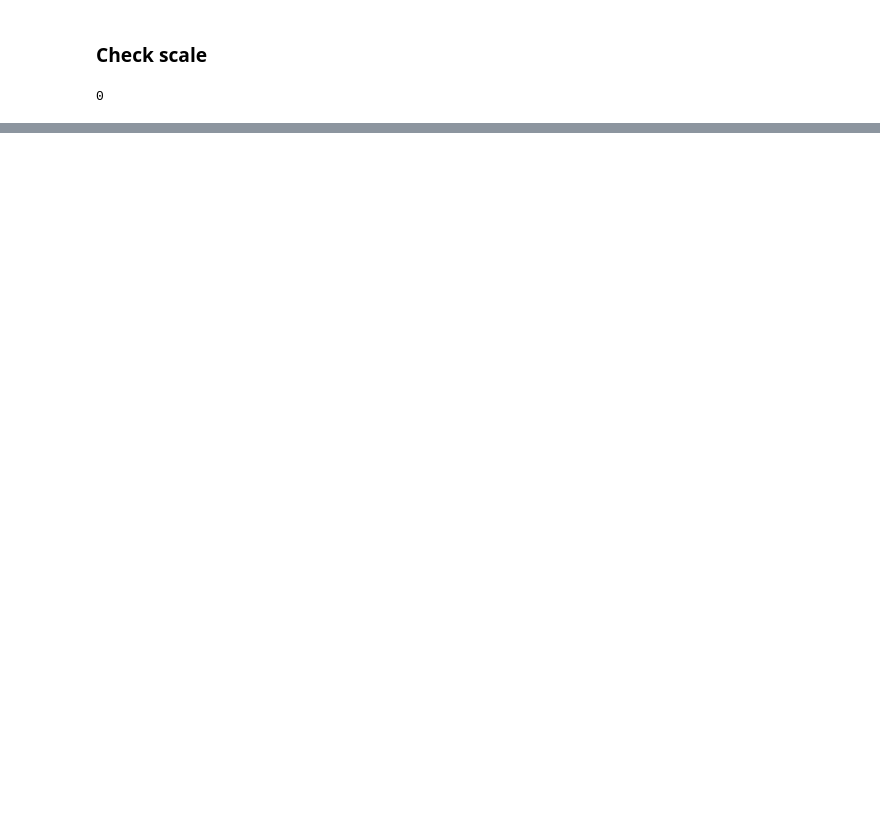
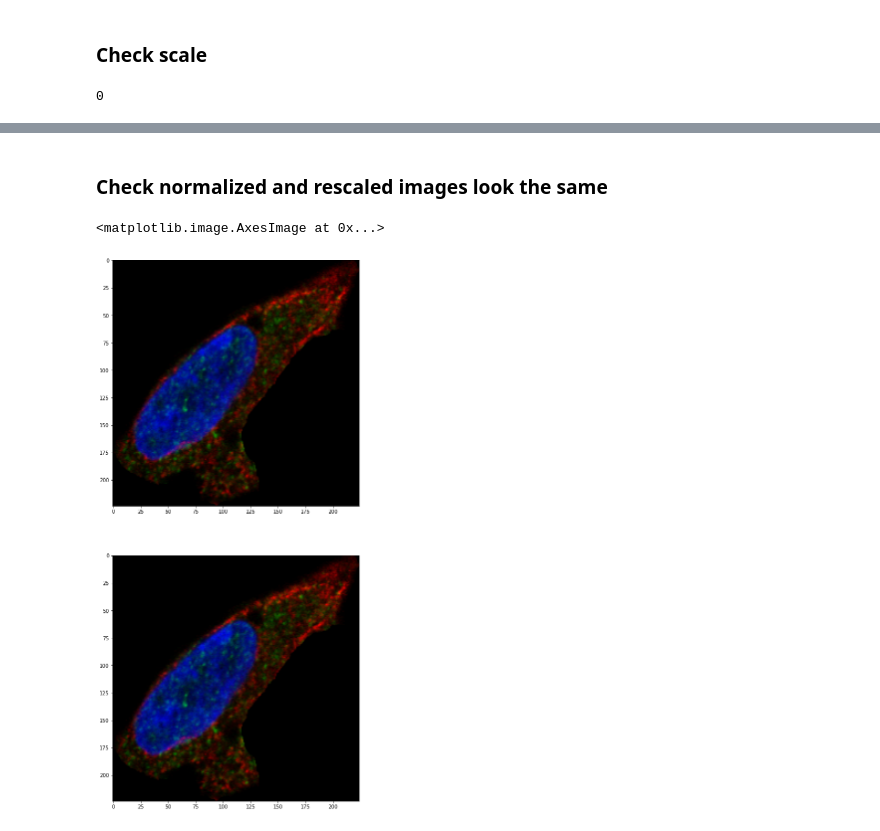
Before and after one commit to trainandgain/HPA-Single-Cell-Classification, a Jupyter notebook: notebooks/channel_normalisation_params.ipynb, the cells around one changed output, grey strips where cells are left out. Cells and saved outputs as stored; diff of their text form; code cells hidden in the pictures; blank space fills up the shorter version.

Commit message:
Double checking normalisation proceedure

```diff
--- a/notebooks/channel_normalisation_params.ipynb
+++ b/notebooks/channel_normalisation_params.ipynb
@@ -184,0 +183,11 @@ print(img.max().item())
+# %% [markdown]
+### Check normalized and rescaled images look the same
+# %%
+new = np.transpose(np.array(img[0, :, : ,:]), (1, 2, 0)).astype('uint8')
+_, ax = plt.subplots(2, figsize=(20, 20))
+ax[0].imshow(new)
+normalised_new = new / 255
+ax[1].imshow(new)
+# %% [output]
+<matplotlib.image.AxesImage at 0x...>
+[figure, added]
```
Also changed, not shown: parts of 6 cells of this notebook.
